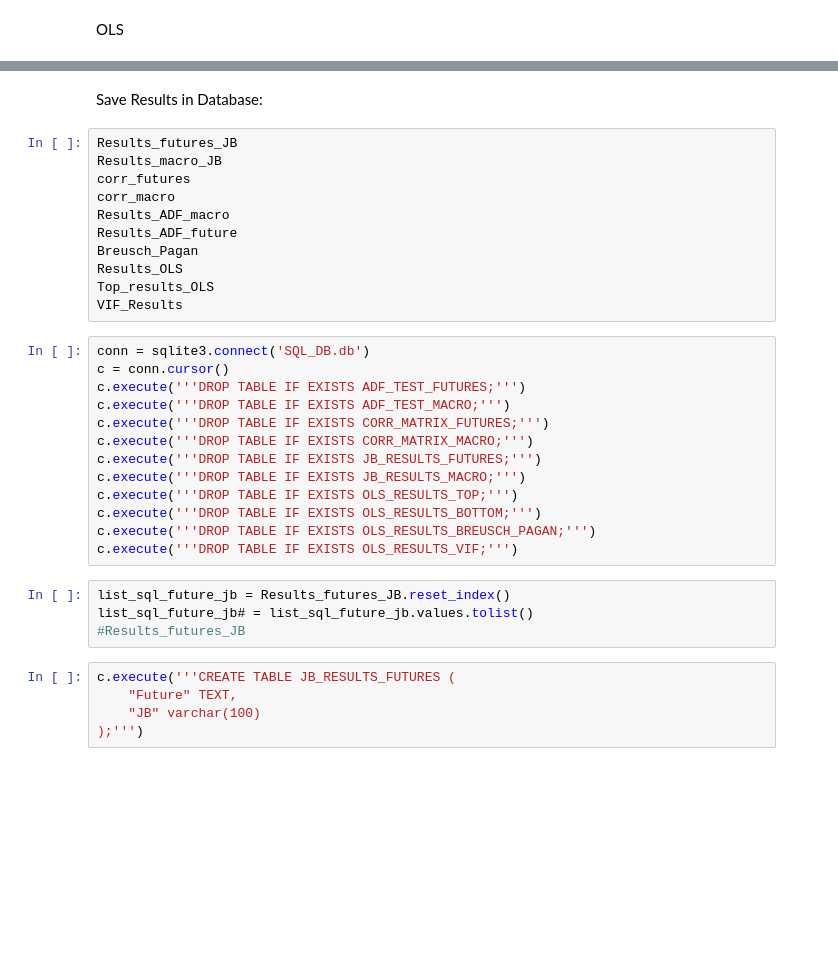
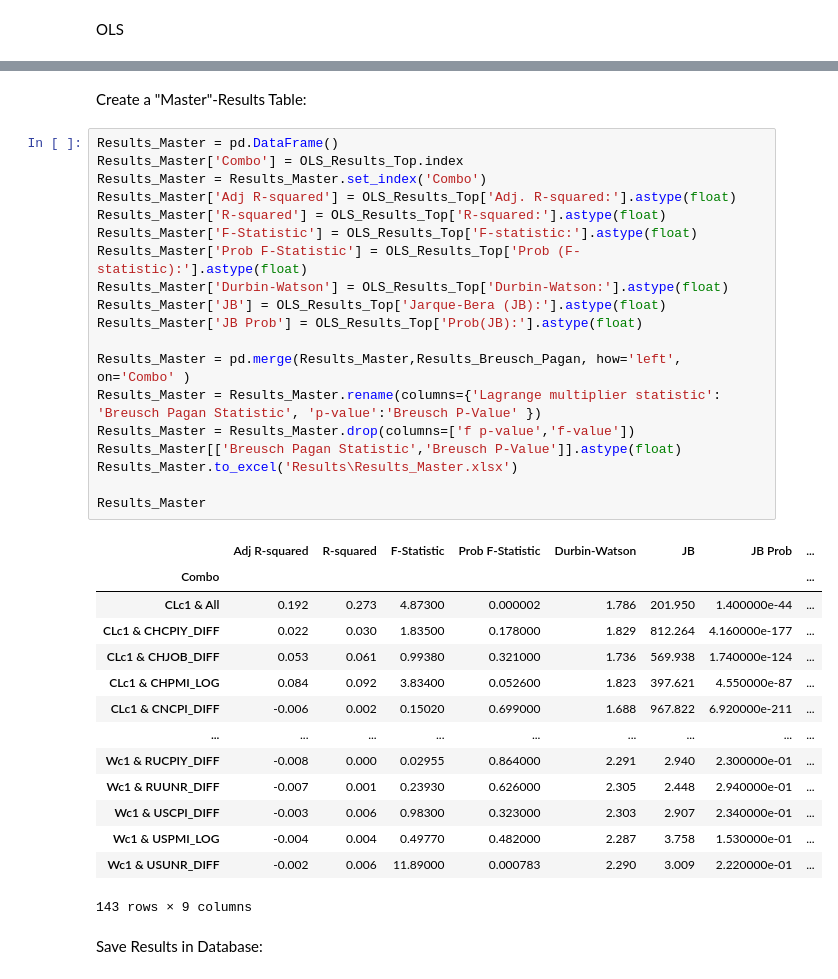
Before and after one commit to Liomat97/AQM, a Jupyter notebook: 3 Analysis.ipynb, the cells around one changed output, grey strips where cells are left out. Cells and saved outputs as stored; diff of their text form; blank space fills up the shorter version.

```diff
--- a/3 Analysis.ipynb
+++ b/3 Analysis.ipynb
@@ -413,35 +434,38 @@ Results_OLS
+# %% [markdown]
+Create a "Master"-Results Table:
+# %%
+Results_Master = pd.DataFrame()
+Results_Master['Combo'] = OLS_Results_Top.index
+Results_Master = Results_Master.set_index('Combo')
+Results_Master['Adj R-squared'] = OLS_Results_Top['Adj. R-squared:'].astype(float)
+Results_Master['R-squared'] = OLS_Results_Top['R-squared:'].astype(float)
+Results_Master['F-Statistic'] = OLS_Results_Top['F-statistic:'].astype(float)
+Results_Master['Prob F-Statistic'] = OLS_Results_Top['Prob (F-statistic):'].astype(float)
+Results_Master['Durbin-Watson'] = OLS_Results_Top['Durbin-Watson:'].astype(float)
+Results_Master['JB'] = OLS_Results_Top['Jarque-Bera (JB):'].astype(float)
+Results_Master['JB Prob'] = OLS_Results_Top['Prob(JB):'].astype(float)
+
+Results_Master = pd.merge(Results_Master,Results_Breusch_Pagan, how='left', on='Combo' )
+Results_Master = Results_Master.rename(columns={'Lagrange multiplier statistic': 'Breusch Pagan Statistic', 'p-value':'Breusch P-Value' })
+Results_Master = Results_Master.drop(columns=['f p-value','f-value'])
+Results_Master[['Breusch Pagan Statistic','Breusch P-Value']].astype(float)
+Results_Master.to_excel('Results\Results_Master.xlsx')
+
+Results_Master
+# %% [output]
+|  | Adj R-squared | R-squared | F-Statistic | Prob F-Statistic | Durbin-Watson | JB | JB Prob | ... |
+| Combo |  |  |  |  |  |  |  | ... |
+| CLc1 & All | 0.192 | 0.273 | 4.87300 | 0.000002 | 1.786 | 201.950 | 1.400000e-44 | ... |
+| CLc1 & CHCPIY_DIFF | 0.022 | 0.030 | 1.83500 | 0.178000 | 1.829 | 812.264 | 4.160000e-177 | ... |
+| CLc1 & CHJOB_DIFF | 0.053 | 0.061 | 0.99380 | 0.321000 | 1.736 | 569.938 | 1.740000e-124 | ... |
+| CLc1 & CHPMI_LOG | 0.084 | 0.092 | 3.83400 | 0.052600 | 1.823 | 397.621 | 4.550000e-87 | ... |
+| CLc1 & CNCPI_DIFF | -0.006 | 0.002 | 0.15020 | 0.699000 | 1.688 | 967.822 | 6.920000e-211 | ... |
+| ... | ... | ... | ... | ... | ... | ... | ... | ... |
+| Wc1 & RUCPIY_DIFF | -0.008 | 0.000 | 0.02955 | 0.864000 | 2.291 | 2.940 | 2.300000e-01 | ... |
+| Wc1 & RUUNR_DIFF | -0.007 | 0.001 | 0.23930 | 0.626000 | 2.305 | 2.448 | 2.940000e-01 | ... |
+| Wc1 & USCPI_DIFF | -0.003 | 0.006 | 0.98300 | 0.323000 | 2.303 | 2.907 | 2.340000e-01 | ... |
+| Wc1 & USPMI_LOG | -0.004 | 0.004 | 0.49770 | 0.482000 | 2.287 | 3.758 | 1.530000e-01 | ... |
+| Wc1 & USUNR_DIFF | -0.002 | 0.006 | 11.89000 | 0.000783 | 2.290 | 3.009 | 2.220000e-01 | ... |
+143 rows × 9 columns
 # %% [markdown]
 Save Results in Database:
-# %%
-Results_futures_JB
-Results_macro_JB
-corr_futures
-corr_macro
-Results_ADF_macro
-Results_ADF_future
-Breusch_Pagan
-Results_OLS
-Top_results_OLS
-VIF_Results
-# %%
-conn = sqlite3.connect('SQL_DB.db')
-c = conn.cursor()
-c.execute('''DROP TABLE IF EXISTS ADF_TEST_FUTURES;''')
-c.execute('''DROP TABLE IF EXISTS ADF_TEST_MACRO;''')
-c.execute('''DROP TABLE IF EXISTS CORR_MATRIX_FUTURES;''')
-c.execute('''DROP TABLE IF EXISTS CORR_MATRIX_MACRO;''')
-c.execute('''DROP TABLE IF EXISTS JB_RESULTS_FUTURES;''')
-c.execute('''DROP TABLE IF EXISTS JB_RESULTS_MACRO;''')
-c.execute('''DROP TABLE IF EXISTS OLS_RESULTS_TOP;''')
-c.execute('''DROP TABLE IF EXISTS OLS_RESULTS_BOTTOM;''')
-c.execute('''DROP TABLE IF EXISTS OLS_RESULTS_BREUSCH_PAGAN;''')
-c.execute('''DROP TABLE IF EXISTS OLS_RESULTS_VIF;''')
-# %%
-list_sql_future_jb = Results_futures_JB.reset_index()
-list_sql_future_jb# = list_sql_future_jb.values.tolist()
-#Results_futures_JB
-# %%
-c.execute('''CREATE TABLE JB_RESULTS_FUTURES (
-    "Future" TEXT,
-	"JB" varchar(100)
-);''')
```
Also changed, not shown: parts of 30 cells of this notebook, 20 other files.
